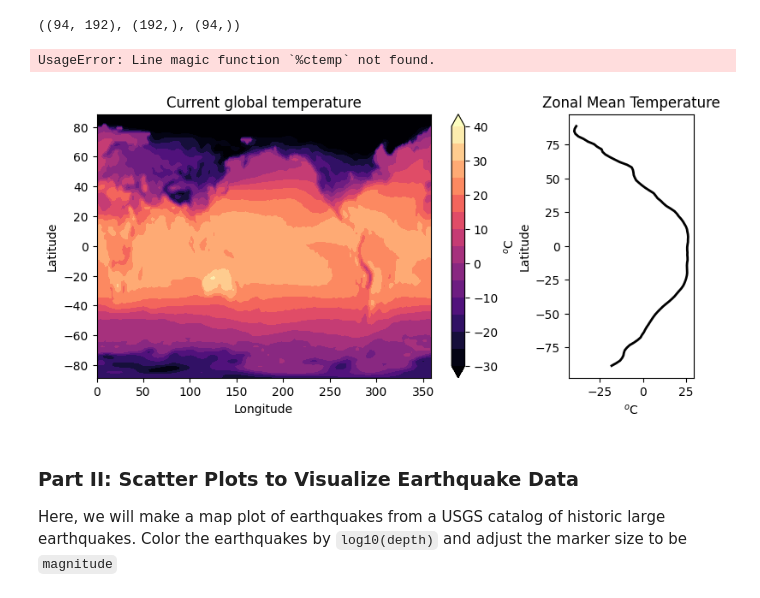
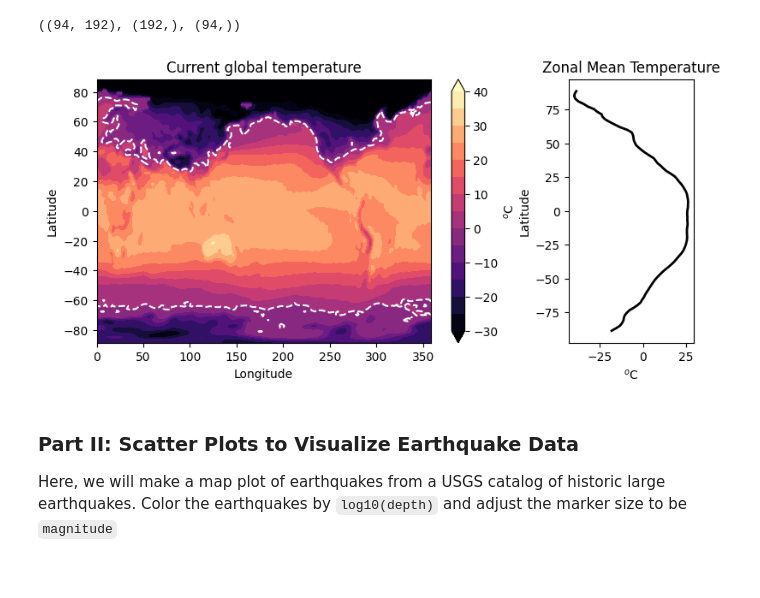
Before and after one commit to explaureart/2023_Intro_Python, a Jupyter notebook: W2_S2.ipynb, the cells around one changed output. Drawn from its saved outputs; the diff is of its cells as text; code cells hidden in the pictures.

```diff
--- a/W2_S2.ipynb
+++ b/W2_S2.ipynb
@@ -74,22 +78,21 @@ temp.shape,lon.shape,lat.shape
 # %%
 fig, (axe0,axe1) = plt.subplots(1, 2, figsize=(9,4),gridspec_kw={'width_ratios': [5, 1.5]})
 ctemp=axe0.contourf(lon,lat,temp-273.15,cmap='magma',levels=np.linspace(-30,40,15),extend='both')
 fig.colorbar(ctemp,ax=axe0,label='$^o$C')
 axe0.set_xlabel('Longitude')
 axe0.set_ylabel('Latitude')
 axe0.set_title('Current global temperature')
 
 axe1.plot(np.mean(temp-273.15,axis=1),lat,lw=2,c='k')
 axe1.set_xlabel(r'$^{o}$C')
 axe1.set_ylabel(r'Latitude')
 axe1.set_title('Zonal Mean Temperature')
 
-#ctemp = __.________(___,__,_________,cmap='magma',levels=np.linspace(-30,40,15),extend='both')
+ctemp = axe0.contour(lon,lat,temp-273.15,colors='w',linestyles='--',levels=0,extend='both')
 #plt.____()
 #plt.show()
 # %% [output]
-UsageError: Line magic function `%ctemp` not found.
-[figure, old version]
+[figure, new version]
 # %% [markdown]
 ### Part II: Scatter Plots to Visualize Earthquake Data
 Here, we will make a map plot of earthquakes from a USGS catalog of historic large earthquakes. Color the earthquakes by `log10(depth)` and adjust the marker size to be `magnitude`
```
Also changed, not shown: parts of 1 cell of this notebook.
